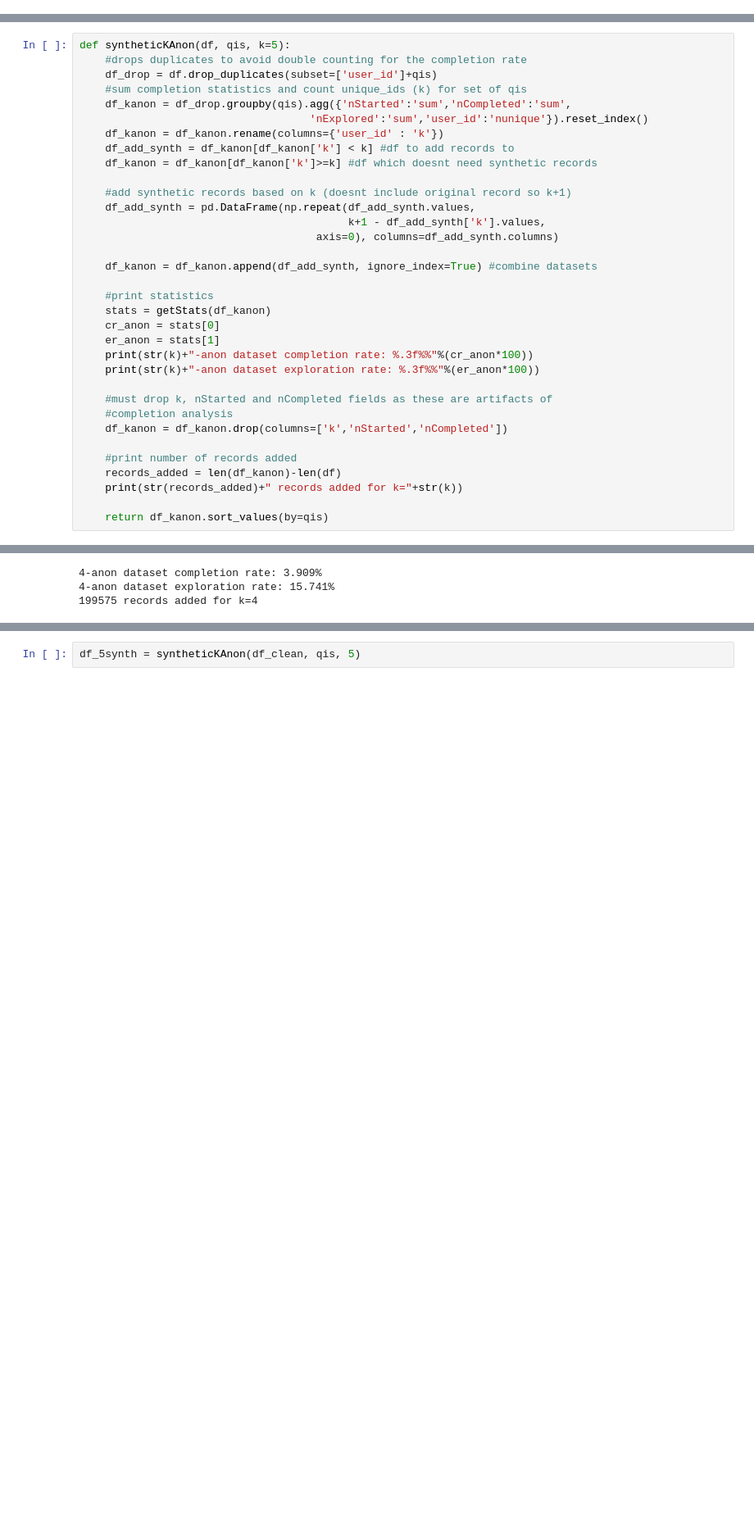
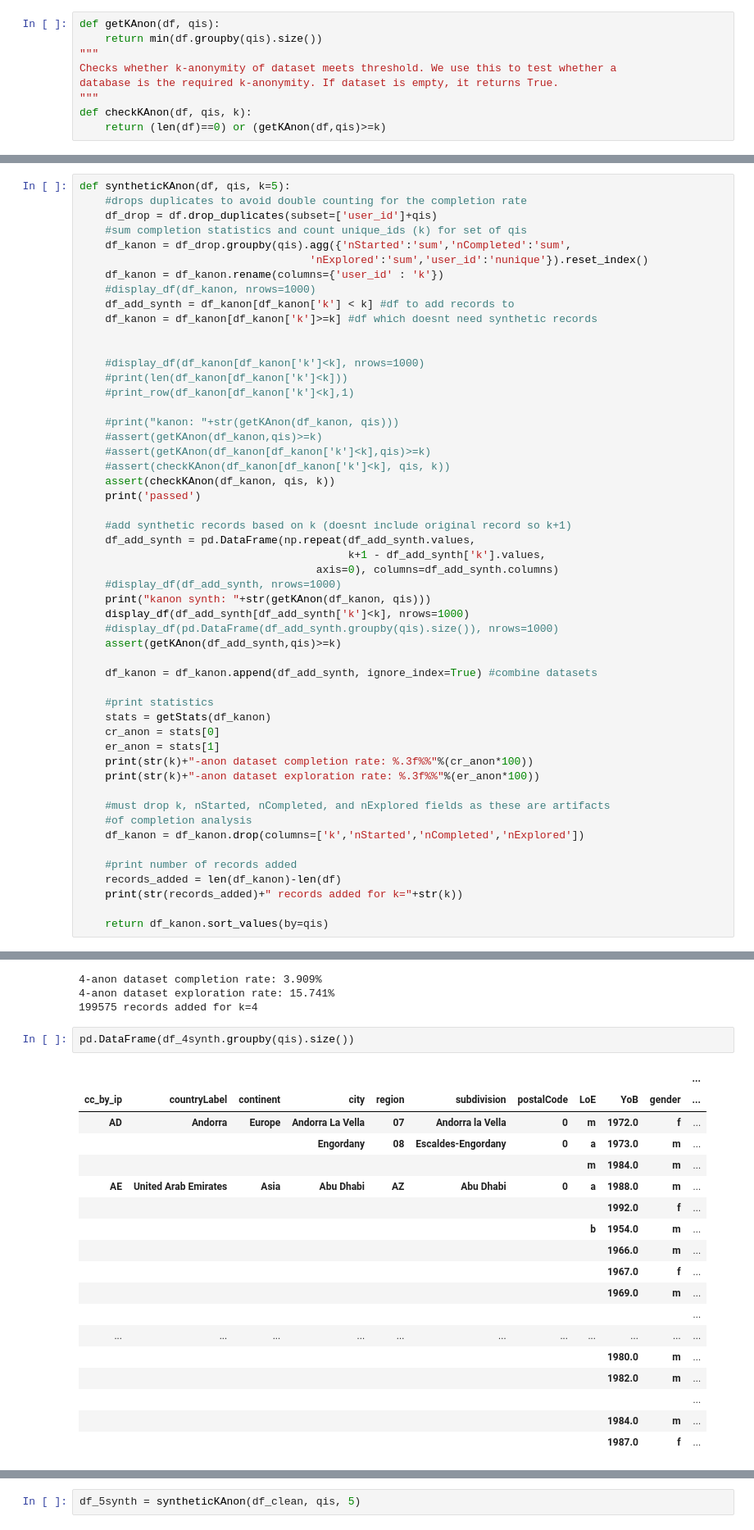
Before and after one commit to tmaounis/apcomp221-pset1, a Jupyter notebook: k_anonymity.ipynb, the cells around one changed output, grey strips where cells are left out. Shown at 82% size. Drawn from its saved outputs; the diff is of its cells as text; blank space fills up the shorter version.

```diff
--- a/k_anonymity.ipynb
+++ b/k_anonymity.ipynb
@@ -159,3 +165,12 @@ def getStats(df):
+# %%
+def getKAnon(df, qis):
+    return min(df.groupby(qis).size())
+"""
+Checks whether k-anonymity of dataset meets threshold. We use this to test whether a
+database is the required k-anonymity. If dataset is empty, it returns True.
+"""
+def checkKAnon(df, qis, k):
+    return (len(df)==0) or (getKAnon(df,qis)>=k)
 # %% [markdown]
 ## Suppression
 # %% [markdown]
@@ -265,13 +286,31 @@ def syntheticKAnon(df, qis, k=5):
     df_kanon = df_drop.groupby(qis).agg({'nStarted':'sum','nCompleted':'sum',
                                     'nExplored':'sum','user_id':'nunique'}).reset_index()
     df_kanon = df_kanon.rename(columns={'user_id' : 'k'})
+    #display_df(df_kanon, nrows=1000)
     df_add_synth = df_kanon[df_kanon['k'] < k] #df to add records to
     df_kanon = df_kanon[df_kanon['k']>=k] #df which doesnt need synthetic records
+
+
+    #display_df(df_kanon[df_kanon['k']<k], nrows=1000)
+    #print(len(df_kanon[df_kanon['k']<k]))
+    #print_row(df_kanon[df_kanon['k']<k],1)
+
+    #print("kanon: "+str(getKAnon(df_kanon, qis)))
+    #assert(getKAnon(df_kanon,qis)>=k)
+    #assert(getKAnon(df_kanon[df_kanon['k']<k],qis)>=k)
+    #assert(checkKAnon(df_kanon[df_kanon['k']<k], qis, k))
+    assert(checkKAnon(df_kanon, qis, k))
+    print('passed')
 
     #add synthetic records based on k (doesnt include original record so k+1)
     df_add_synth = pd.DataFrame(np.repeat(df_add_synth.values,
                                           k+1 - df_add_synth['k'].values,
                                      axis=0), columns=df_add_synth.columns)
+    #display_df(df_add_synth, nrows=1000)
+    print("kanon synth: "+str(getKAnon(df_kanon, qis)))
+    display_df(df_add_synth[df_add_synth['k']<k], nrows=1000)
+    #display_df(pd.DataFrame(df_add_synth.groupby(qis).size()), nrows=1000)
+    assert(getKAnon(df_add_synth,qis)>=k)
 
     df_kanon = df_kanon.append(df_add_synth, ignore_index=True) #combine datasets
 
@@ -282,9 +321,9 @@ def syntheticKAnon(df, qis, k=5):
     print(str(k)+"-anon dataset completion rate: %.3f%%"%(cr_anon*100))
     print(str(k)+"-anon dataset exploration rate: %.3f%%"%(er_anon*100))
 
-    #must drop k, nStarted and nCompleted fields as these are artifacts of
-    #completion analysis
-    df_kanon = df_kanon.drop(columns=['k','nStarted','nCompleted'])
+    #must drop k, nStarted, nCompleted, and nExplored fields as these are artifacts
+    #of completion analysis
+    df_kanon = df_kanon.drop(columns=['k','nStarted','nCompleted','nExplored'])
 
     #print number of records added
     records_added = len(df_kanon)-len(df)
@@ -305,3 +352,24 @@ df_4synth = syntheticKAnon(df_clean, qis, 4)
 4-anon dataset completion rate: 3.909%
 4-anon dataset exploration rate: 15.741%
 199575 records added for k=4
+# %%
+pd.DataFrame(df_4synth.groupby(qis).size())
+# %% [output]
+|  |  |  |  |  |  |  |  |  |  | ... |
+| cc_by_ip | countryLabel | continent | city | region | subdivision | postalCode | LoE | YoB | gender | ... |
+| AD | Andorra | Europe | Andorra La Vella | 07 | Andorra la Vella | 0 | m | 1972.0 | f | ... |
+|  |  |  | Engordany | 08 | Escaldes-Engordany | 0 | a | 1973.0 | m | ... |
+|  |  |  |  |  |  |  | m | 1984.0 | m | ... |
+| AE | United Arab Emirates | Asia | Abu Dhabi | AZ | Abu Dhabi | 0 | a | 1988.0 | m | ... |
+|  |  |  |  |  |  |  |  | 1992.0 | f | ... |
+|  |  |  |  |  |  |  | b | 1954.0 | m | ... |
+|  |  |  |  |  |  |  |  | 1966.0 | m | ... |
+|  |  |  |  |  |  |  |  | 1967.0 | f | ... |
+|  |  |  |  |  |  |  |  | 1969.0 | m | ... |
+|  |  |  |  |  |  |  |  |  |  | ... |
+| ... | ... | ... | ... | ... | ... | ... | ... | ... | ... | ... |
+|  |  |  |  |  |  |  |  | 1980.0 | m | ... |
+|  |  |  |  |  |  |  |  | 1982.0 | m | ... |
+|  |  |  |  |  |  |  |  |  |  | ... |
+|  |  |  |  |  |  |  |  | 1984.0 | m | ... |
+|  |  |  |  |  |  |  |  | 1987.0 | f | ... |
```
Also changed, not shown: parts of 27 cells of this notebook.
